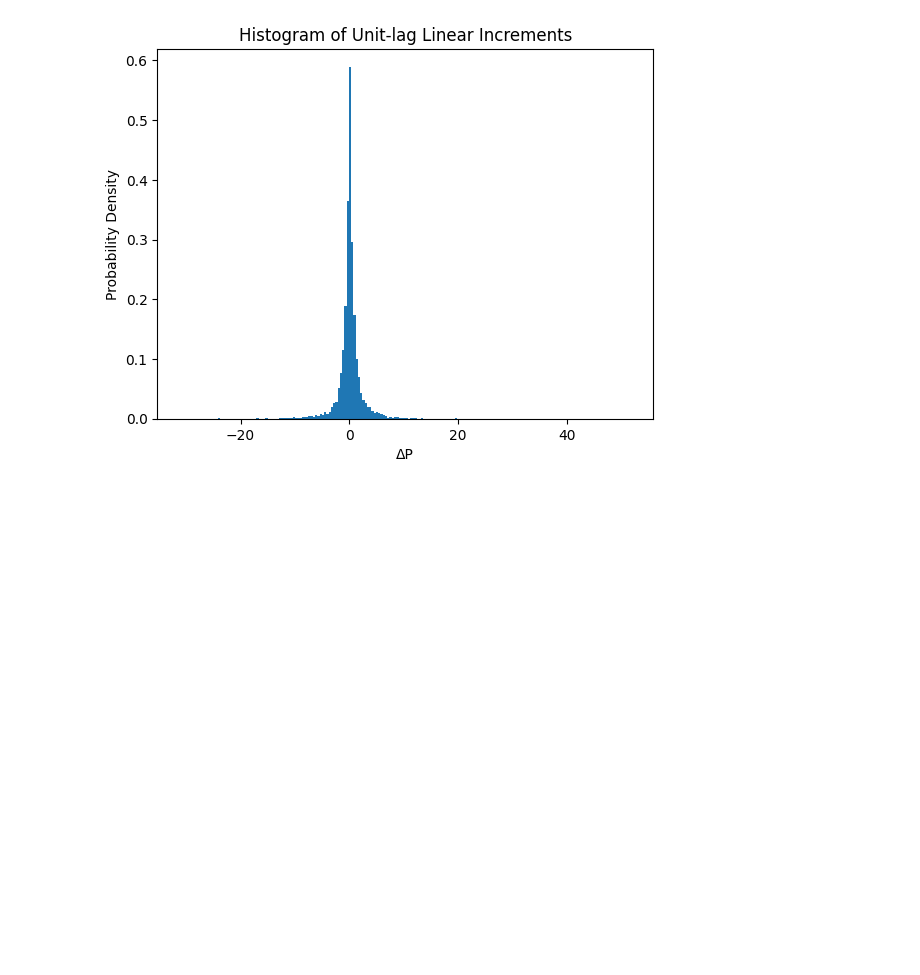
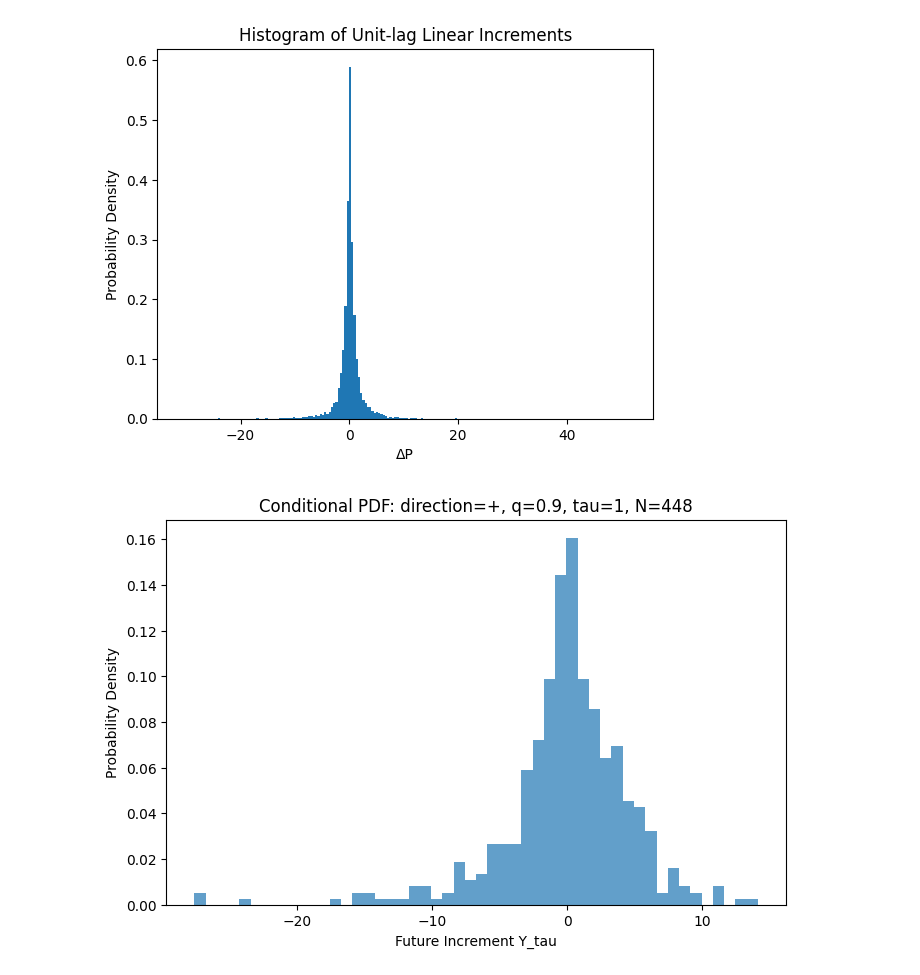
Before and after one commit to quantarram/quant-regime-research, a Jupyter notebook: notebooks/01_exploration.ipynb, the cells around one changed output. Saved outputs shown, nothing was run; the diff lists cells and outputs as text; code cells hidden in the pictures; blank space fills up the shorter version.

```diff
--- a/notebooks/01_exploration.ipynb
+++ b/notebooks/01_exploration.ipynb
@@ -113,0 +172,15 @@ plt.show()
+# %%
+direction = '+'
+q = 0.9
+tau = 1
+
+bin_centers, pdf_vals, n_samples = pdfs[direction][q][tau]
+
+plt.figure(figsize=(8,5))
+plt.bar(bin_centers, pdf_vals, width=bin_centers[1]-bin_centers[0], alpha=0.7)
+plt.title(f"Conditional PDF: direction={direction}, q={q}, tau={tau}, N={n_samples}")
+plt.xlabel("Future Increment Y_tau")
+plt.ylabel("Probability Density")
+plt.show()
+# %% [output]
+[figure, added]
```
Also changed, not shown: parts of 3 cells of this notebook.
